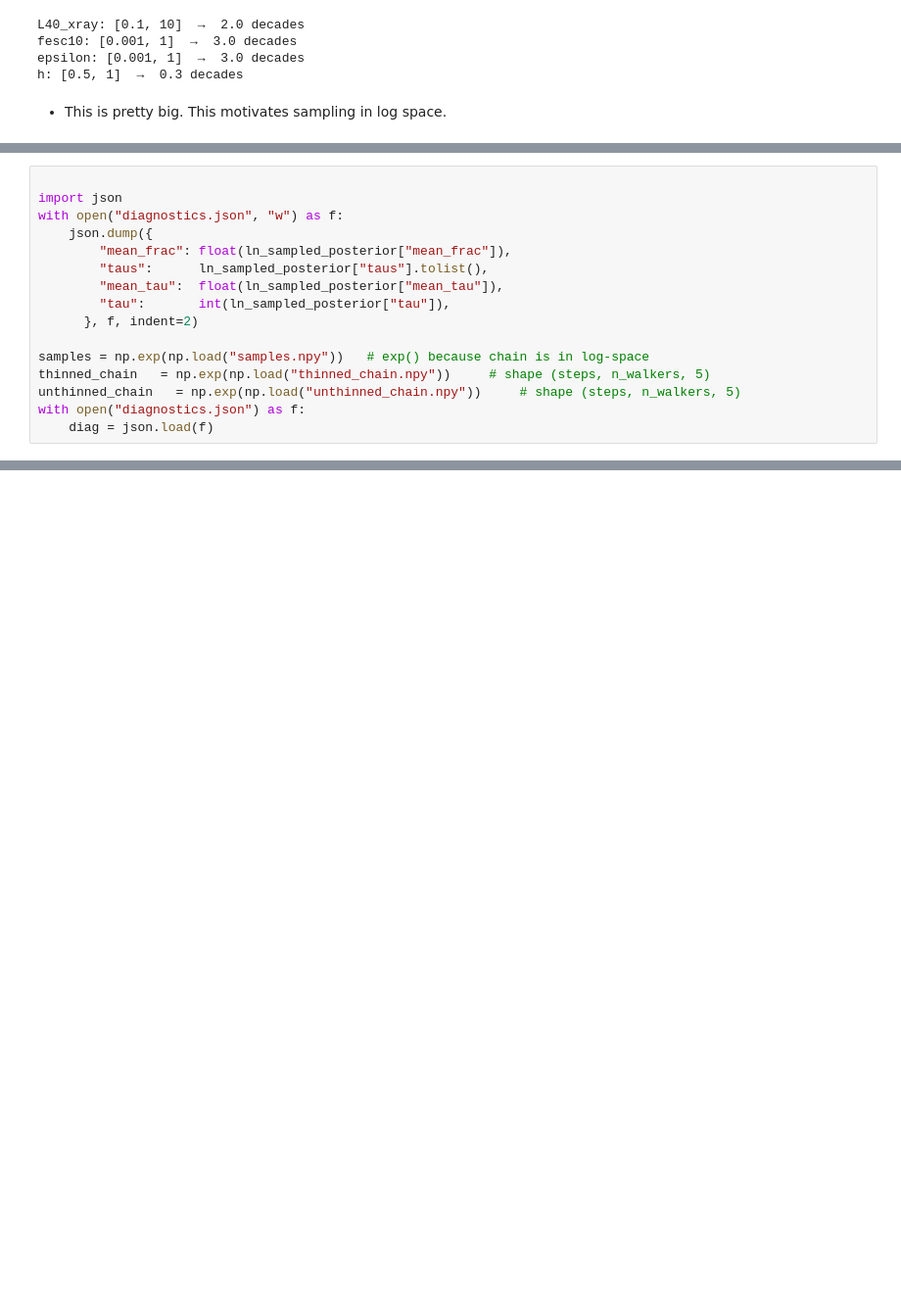
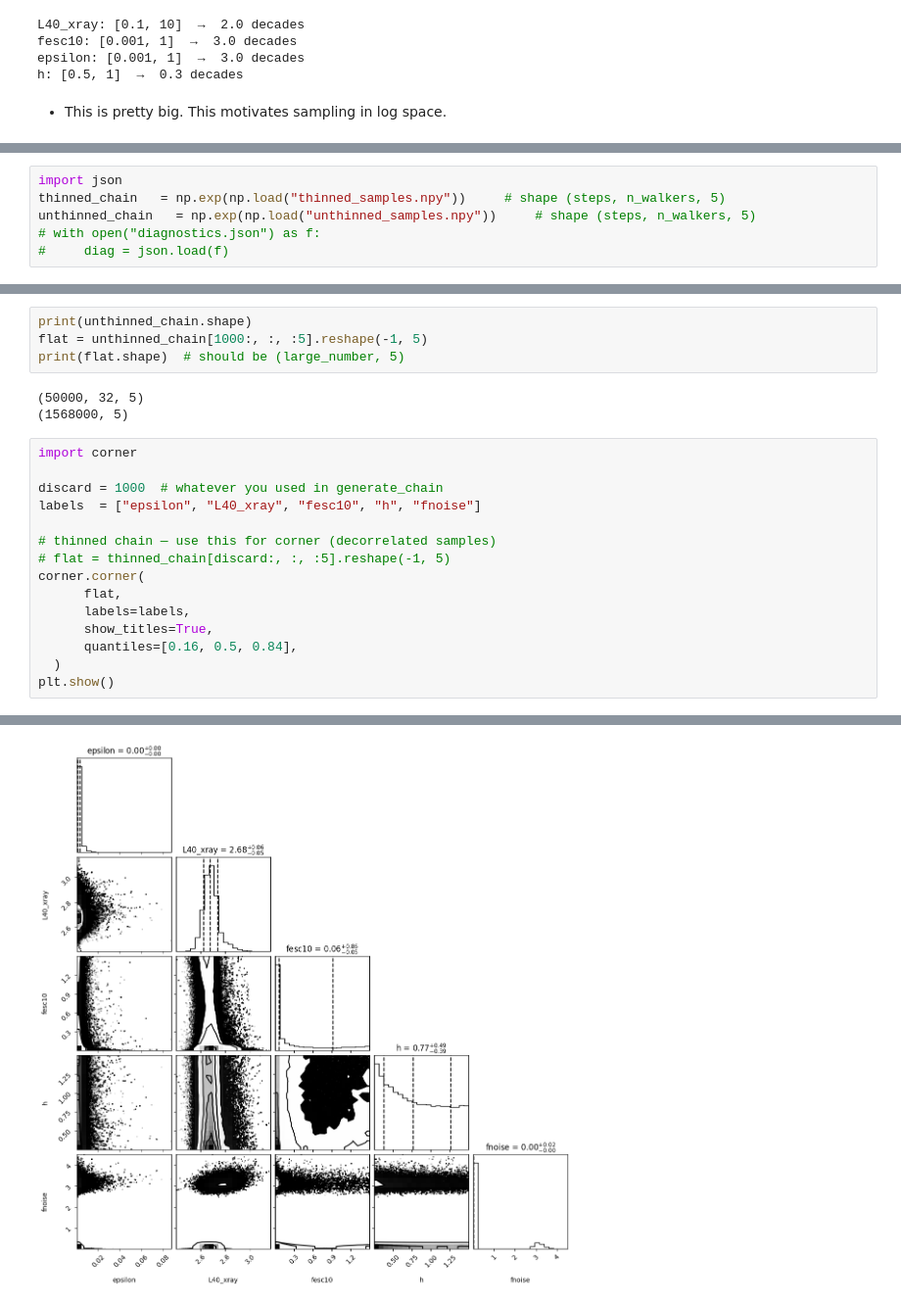
Before and after one commit to JoeyWee1/Machine-Learning-Enhanced-Inference-of-the-21-cm-Power-Spectrum-at-Cosmic-Dawn, a Jupyter notebook: ML_inference.ipynb, the cells around one changed output, grey strips where cells are left out. Shown at 98% size. Cells and saved outputs as stored; diff of their text form; blank space fills up the shorter version.

Commit message:
plotted corner and compared with some dynesty stuff; all horrible: data doesnt constrain?

```diff
--- a/ML_inference.ipynb
+++ b/ML_inference.ipynb
@@ -437,16 +446,6 @@ np.save("unthinned_samples.npy", ln_sampled_posterior["unthinned_samples"])
 # %%
-
 import json
-with open("diagnostics.json", "w") as f:
-    json.dump({
-        "mean_frac": float(ln_sampled_posterior["mean_frac"]),
-        "taus":      ln_sampled_posterior["taus"].tolist(),
-        "mean_tau":  float(ln_sampled_posterior["mean_tau"]),
-        "tau":       int(ln_sampled_posterior["tau"]),
-      }, f, indent=2)
-
-samples = np.exp(np.load("samples.npy"))   # exp() because chain is in log-space
-thinned_chain   = np.exp(np.load("thinned_chain.npy"))     # shape (steps, n_walkers, 5)
-unthinned_chain   = np.exp(np.load("unthinned_chain.npy"))     # shape (steps, n_walkers, 5)
-with open("diagnostics.json") as f:
-    diag = json.load(f)
+thinned_chain   = np.exp(np.load("thinned_samples.npy"))     # shape (steps, n_walkers, 5)
+unthinned_chain   = np.exp(np.load("unthinned_samples.npy"))     # shape (steps, n_walkers, 5)
+# with open("diagnostics.json") as f:
+#     diag = json.load(f)
@@ -454,0 +464,23 @@ FileNotFoundError: [Errno 2] No such file or directory: 'thinned_chain.npy'
+# %%
+print(unthinned_chain.shape)
+flat = unthinned_chain[1000:, :, :5].reshape(-1, 5)
+print(flat.shape)  # should be (large_number, 5)
+# %% [output]
+(50000, 32, 5)
+(1568000, 5)
+# %%
+import corner
+
+discard = 1000  # whatever you used in generate_chain
+labels  = ["epsilon", "L40_xray", "fesc10", "h", "fnoise"]
+
+# thinned chain — use this for corner (decorrelated samples)
+# flat = thinned_chain[discard:, :, :5].reshape(-1, 5)
+corner.corner(
+      flat,
+      labels=labels,
+      show_titles=True,
+      quantiles=[0.16, 0.5, 0.84],
+  )
+plt.show()
+# %% [output]
@@ -454,0 +492 @@ FileNotFoundError: [Errno 2] No such file or directory: 'thinned_chain.npy'
+[figure, added]
```
Also changed, not shown: parts of 6 cells of this notebook, 7 other files.
